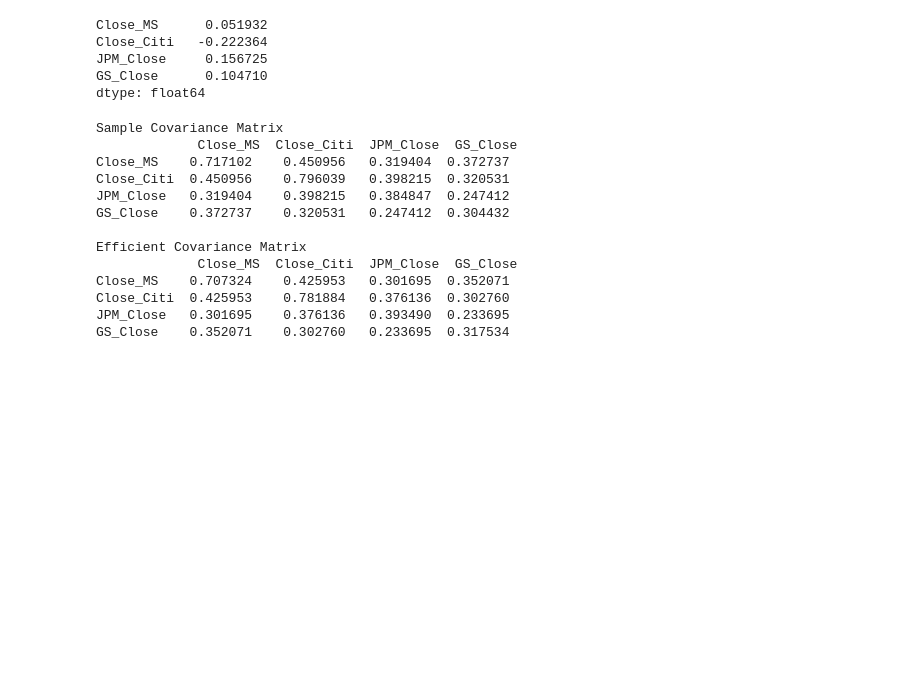
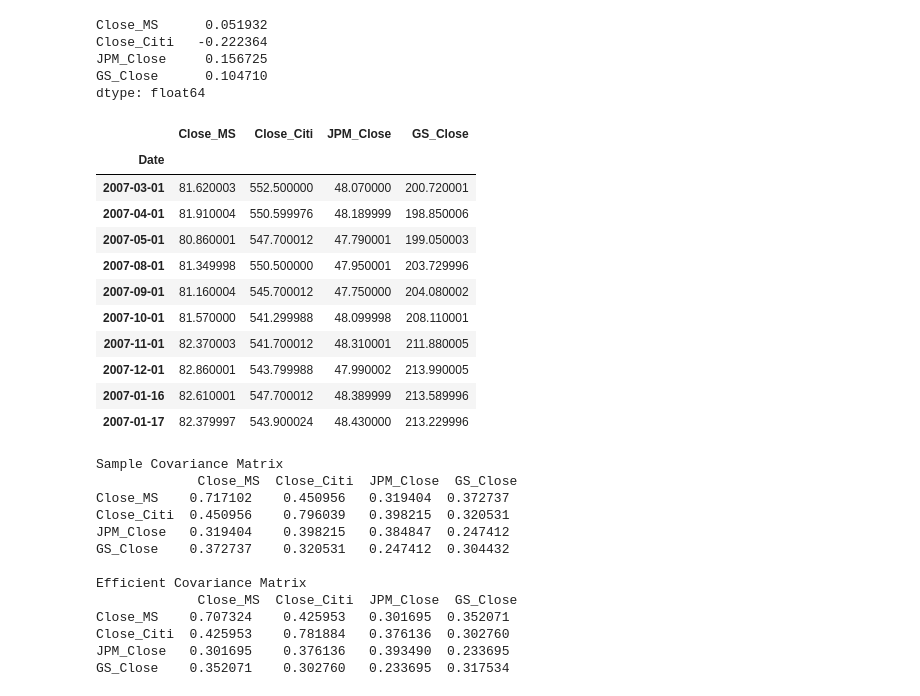
Before and after one commit to BAGLAT/Portfolio-Risk-Management, a Jupyter notebook: Quantitative Risk Management - Portfolio of Citi, GS, JPM, MS during Financial Crisis.ipynb, the cells around one changed output. Saved outputs shown, nothing was run; the diff lists cells and outputs as text; code cells hidden in the pictures; blank space fills up the shorter version.

```diff
--- a/Quantitative Risk Management - Portfolio of Citi, GS, JPM, MS during Financial Crisis.ipynb
+++ b/Quantitative Risk Management - Portfolio of Citi, GS, JPM, MS during Financial Crisis.ipynb
@@ -552,6 +552,21 @@ dtype: float64
 # The average historical return is usually available as a proxy for expected returns, but is not always accurate--a more
 # thorough estimate of expected returns requires an assumption about the return distribution, which we'll discuss in the context
 # of Loss Distributions later in the course.
+# %%
+df4.head(10)
+# %% [output]
+|  | Close_MS | Close_Citi | JPM_Close | GS_Close |
+| Date |  |  |  |  |
+| 2007-03-01 | 81.620003 | 552.500000 | 48.070000 | 200.720001 |
+| 2007-04-01 | 81.910004 | 550.599976 | 48.189999 | 198.850006 |
+| 2007-05-01 | 80.860001 | 547.700012 | 47.790001 | 199.050003 |
+| 2007-08-01 | 81.349998 | 550.500000 | 47.950001 | 203.729996 |
+| 2007-09-01 | 81.160004 | 545.700012 | 47.750000 | 204.080002 |
+| 2007-10-01 | 81.570000 | 541.299988 | 48.099998 | 208.110001 |
+| 2007-11-01 | 82.370003 | 541.700012 | 48.310001 | 211.880005 |
+| 2007-12-01 | 82.860001 | 543.799988 | 47.990002 | 213.990005 |
+| 2007-01-16 | 82.610001 | 547.700012 | 48.389999 | 213.589996 |
+| 2007-01-17 | 82.379997 | 543.900024 | 48.430000 | 213.229996 |
 # %%
 # Import the CovarianceShrinkage object, it reduces/shrinks the errors/residuals while calculating the covariance matrix
 from pypfopt.risk_models import CovarianceShrinkage
```
Also changed, not shown: parts of 40 cells of this notebook.
